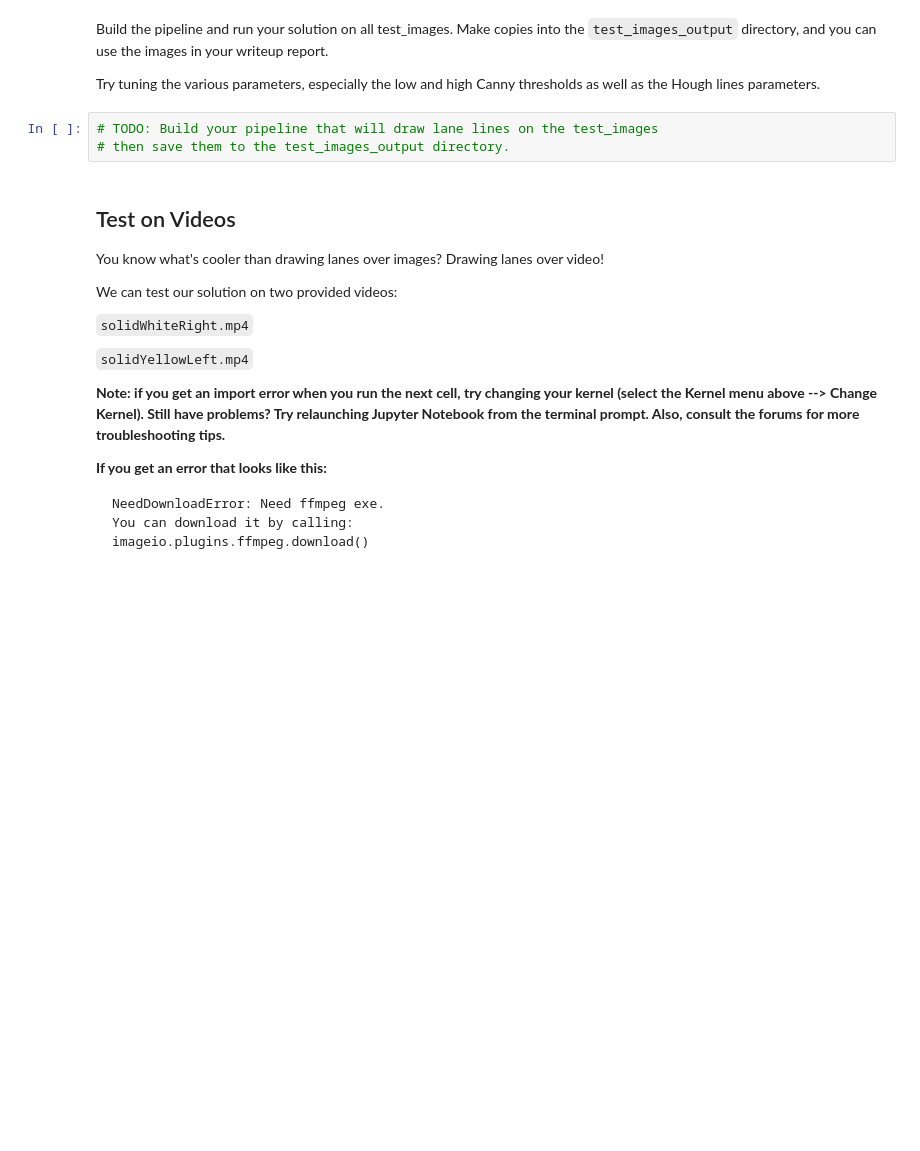
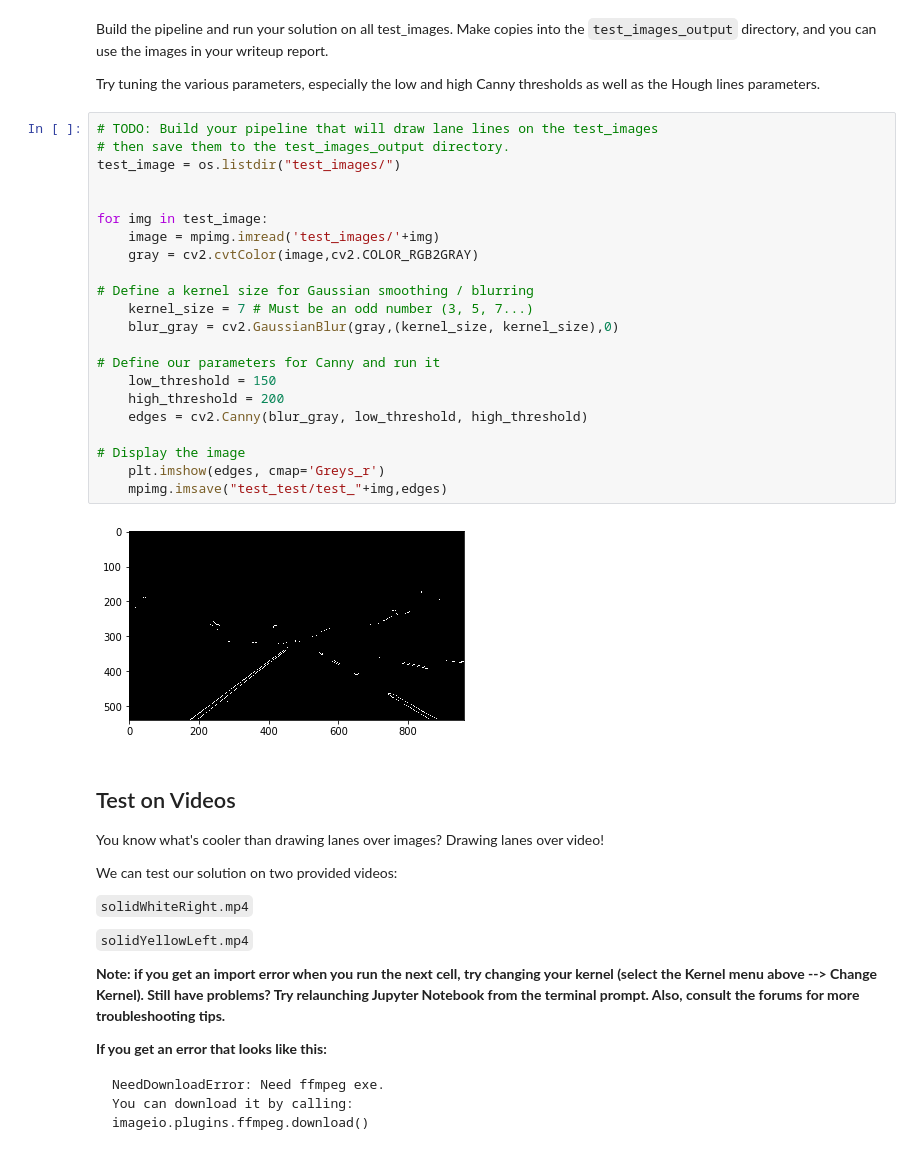
Before and after one commit to byungju-oh/self, a Jupyter notebook: CarND-LaneLines-P1-master/CarND-LaneLines-P1-master/P1.ipynb, the cells around one changed output. Drawn from its saved outputs; the diff is of its cells as text; blank space fills up the shorter version.

```diff
--- a/CarND-LaneLines-P1-master/CarND-LaneLines-P1-master/P1.ipynb
+++ b/CarND-LaneLines-P1-master/CarND-LaneLines-P1-master/P1.ipynb
@@ -193,9 +193,30 @@ os.listdir("test_images/")
 Build the pipeline and run your solution on all test_images. Make copies into the `test_images_output` directory, and you can use the images in your writeup report.
 
 Try tuning the various parameters, especially the low and high Canny thresholds as well as the Hough lines parameters.
-# %%
-# TODO: Build your pipeline that will draw lane lines on the test_images
-# then save them to the test_images_output directory.
+# %%
+# TODO: Build your pipeline that will draw lane lines on the test_images
+# then save them to the test_images_output directory.
+test_image = os.listdir("test_images/")
+
+
+for img in test_image:
+    image = mpimg.imread('test_images/'+img)
+    gray = cv2.cvtColor(image,cv2.COLOR_RGB2GRAY)
+
+# Define a kernel size for Gaussian smoothing / blurring
+    kernel_size = 7 # Must be an odd number (3, 5, 7...)
+    blur_gray = cv2.GaussianBlur(gray,(kernel_size, kernel_size),0)
+
+# Define our parameters for Canny and run it
+    low_threshold = 150
+    high_threshold = 200
+    edges = cv2.Canny(blur_gray, low_threshold, high_threshold)
+
+# Display the image
+    plt.imshow(edges, cmap='Greys_r')
+    mpimg.imsave("test_test/test_"+img,edges)
+# %% [output]
+[figure, added]
 # %% [markdown]
 ## Test on Videos
 
```
Also changed, not shown: 6 other files.
